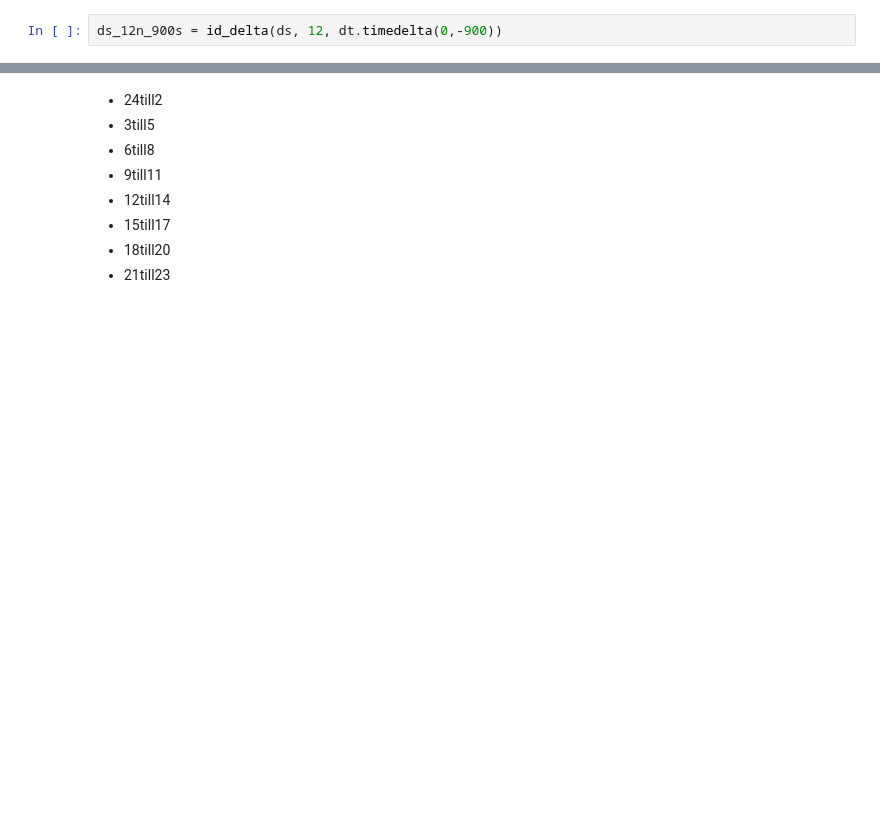
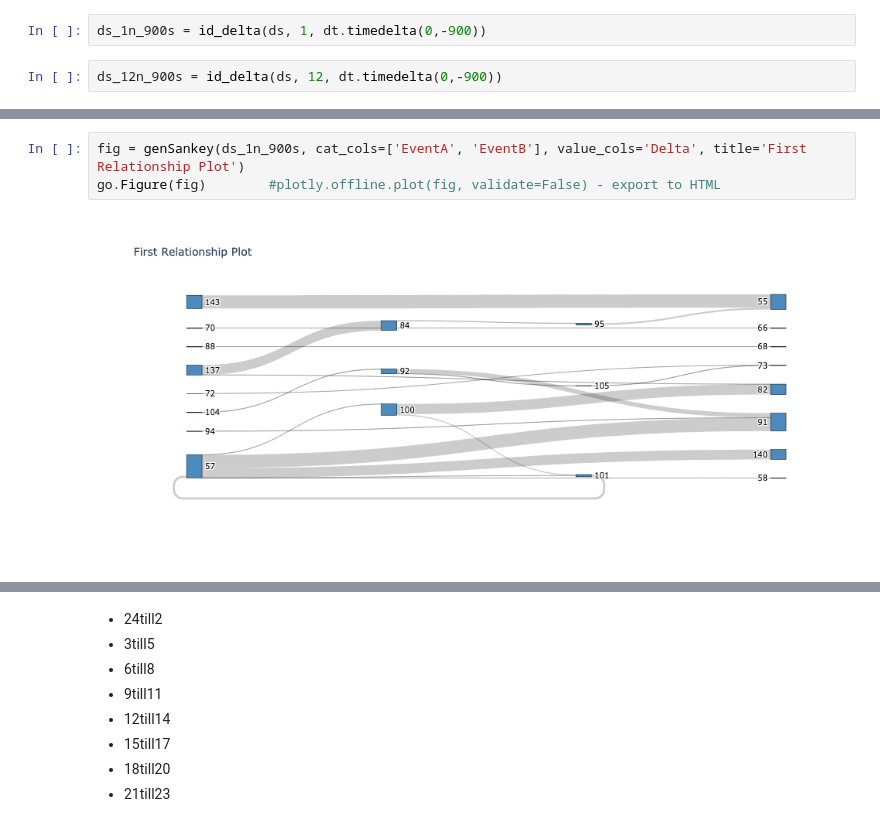
Before and after one commit to TrellixVulnTeam/IoT_ResearchProject_LEL4, a Jupyter notebook: 10. S1b SubAct Interaction Processing.ipynb, the cells around one changed output, grey strips where cells are left out. Cells and saved outputs as stored; diff of their text form; blank space fills up the shorter version.

```diff
--- a/10. S1b SubAct Interaction Processing.ipynb
+++ b/10. S1b SubAct Interaction Processing.ipynb
@@ -176,3 +199,5 @@ id_delta(ds, 1, dt.timedelta(0,-25))
+# %%
+ds_1n_900s = id_delta(ds, 1, dt.timedelta(0,-900))
 # %%
 ds_12n_900s = id_delta(ds, 12, dt.timedelta(0,-900))
 # %%
@@ -203,0 +221,5 @@ ModuleNotFoundError: No module named 'jupyter_nbextensions_configurator'
+# %%
+fig = genSankey(ds_1n_900s, cat_cols=['EventA', 'EventB'], value_cols='Delta', title='First Relationship Plot')
+go.Figure(fig)        #plotly.offline.plot(fig, validate=False) - export to HTML
+# %% [output]
+[figure, added]
```
Also changed, not shown: parts of 27 cells of this notebook, 4 other files.
